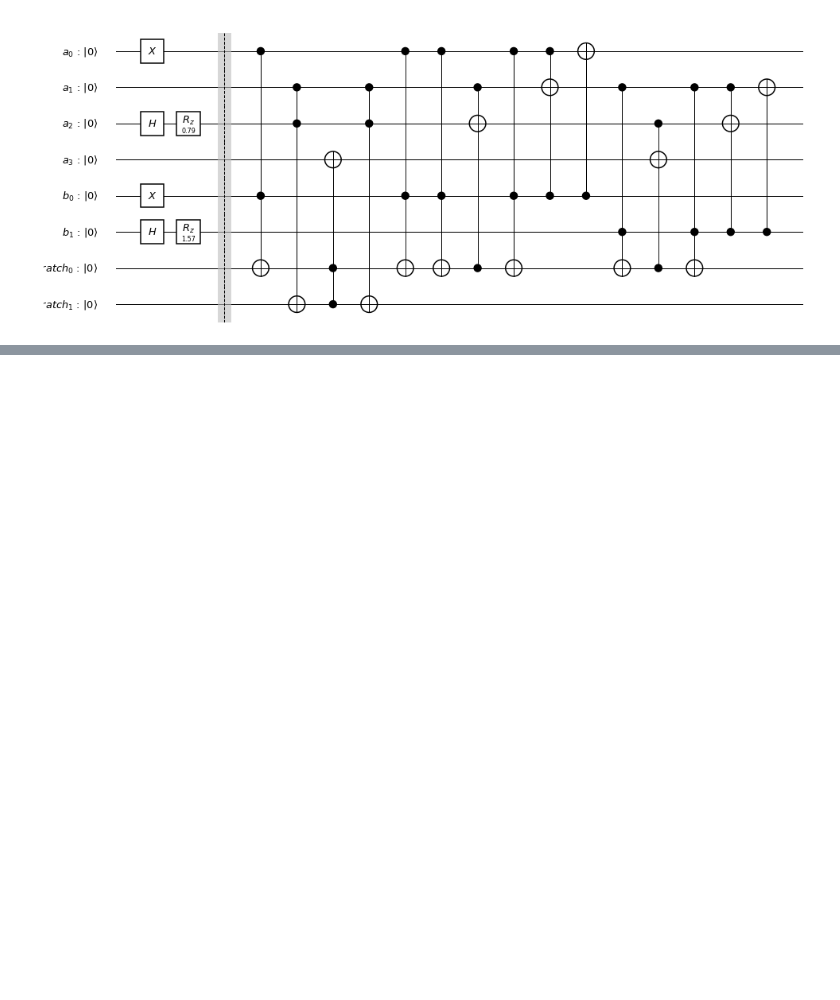
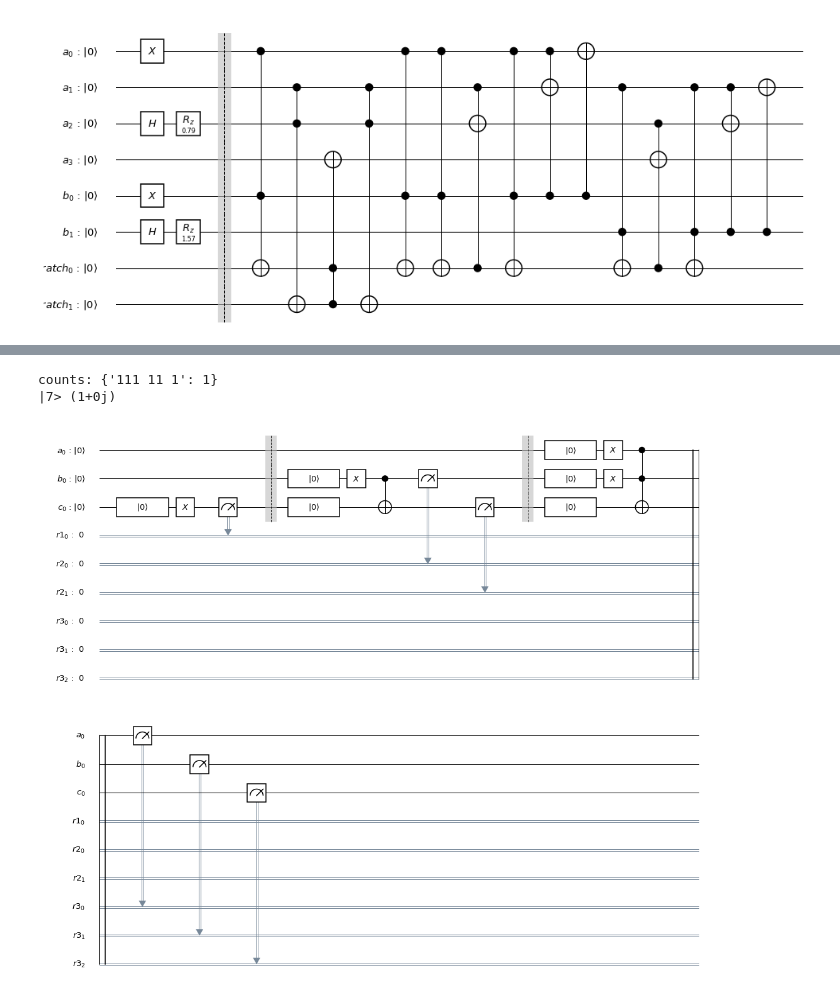
Before and after one commit to oreilly-qc/oreilly-qc.github.io, a Jupyter notebook: samples/Qiskit/Chapter5-samples.ipynb, the cells around one changed output, grey strips where cells are left out. Cells and saved outputs as stored; diff of their text form; code cells hidden in the pictures; blank space fills up the shorter version.

```diff
--- a/samples/Qiskit/Chapter5-samples.ipynb
+++ b/samples/Qiskit/Chapter5-samples.ipynb
@@ -391,2 +673,56 @@ qc.draw()        # draw the circuit
+# %%
+## Example 5-6: CNOT Logic
+
+# Set up the program
+a = QuantumRegister(1, name='a')
+b = QuantumRegister(1, name='b')
+c = QuantumRegister(1, name='c')
+r1 = ClassicalRegister(1, name='r1')
+r2 = ClassicalRegister(2, name='r2')
+r3 = ClassicalRegister(3, name='r3')
+qc = QuantumCircuit(a, b, c, r1, r2, r3)
+
+## initialization
+qc.reset(c)
+qc.x(c)
+qc.measure(c, r1)
+qc.barrier()
+
+qc.reset(b)
+qc.reset(c)
+qc.x(b)
+qc.cx(b, c)
+qc.measure(b, r2[0])
+qc.measure(c, r2[1])
+qc.barrier()
+
+qc.reset(a)
+qc.reset(b)
+qc.reset(c)
+qc.x(a)
+qc.x(b)
+qc.ccx(a, b, c)
+qc.measure(a, r3[0])
+qc.measure(b, r3[1])
+qc.measure(c, r3[2])
+
+## That's the program. Everything below runs and draws it.
+
+backend = BasicAer.get_backend('statevector_simulator')
+job = execute(qc, backend)
+result = job.result()
+
+counts = result.get_counts(qc)
+print('counts:',counts)
+
+outputstate = result.get_statevector(qc, decimals=3)
+for i,amp in enumerate(outputstate):
+    if abs(amp) > 0.000001:
+        print('|{}> {}'.format(i, amp))
+qc.draw()        # draw the circuit
+# %% [output]
+counts: {'111 11 1': 1}
+|7> (1+0j)
+[figure, added]
 # %%
 ## More chapter 5 samples coming soon!
```
Also changed, not shown: parts of 4 cells of this notebook, 4 other files.
